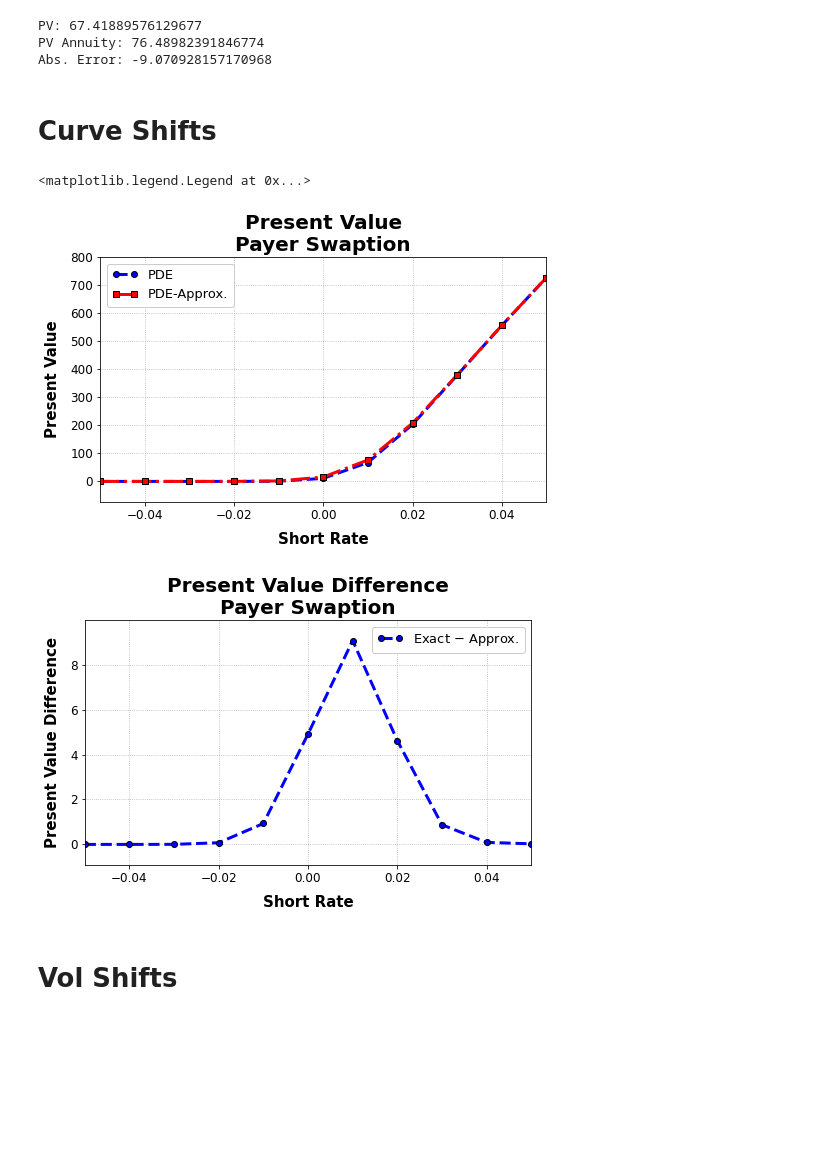
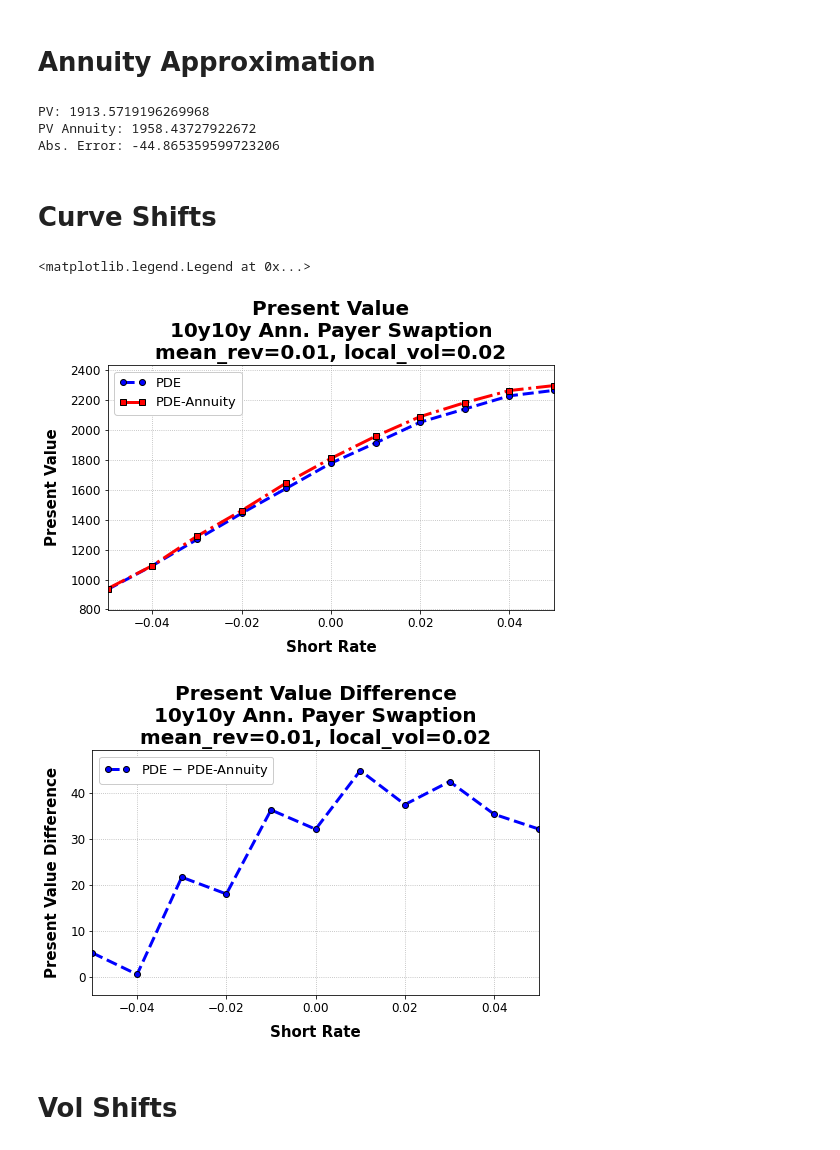
Before and after one commit to agalale/cheyette, a Jupyter notebook: Swaption.ipynb, the cells around one changed output. Cells and saved outputs as stored; diff of their text form; code cells hidden in the pictures; blank space fills up the shorter version.

```diff
--- a/Swaption.ipynb
+++ b/Swaption.ipynb
@@ -14,17 +226,24 @@ plt.style.use('input/qulib.mplstyle')
+# %% [markdown]
+# Annuity Approximation
 # %%
 curve = FlatCurve(short_rate=0.01)
-process = VasicekProcess(mean_rev=0.10, local_vol=0.01)
-process_annuity = QuadraticAnnuityProcess(mean_rev=0.01, a=0.01, b=0.00, c=0.00)
+mean_rev = 0.01
+local_vol = 0.02
+process = VasicekProcess(mean_rev=mean_rev, local_vol=local_vol)
+process_annuity = QuadraticAnnuityProcess(mean_rev=mean_rev, a=local_vol, b=0.00, c=0.00)
 
 model_pde = CheyettePDEModel(x_grid_stddevs=5.0, y_grid_stddevs=5.0,
-                    x_freq=3, y_freq=3, t_freq=10,
+                    x_freq=3, y_freq=3, t_freq=1,
                     stepping_method=PeacemanRachford(),
                     x_lower_bc=DirichletIntrinsicBC(), x_upper_bc=DirichletIntrinsicBC(),
                     y_lower_bc=DirichletIntrinsicBC(), y_upper_bc=DirichletIntrinsicBC())
 
-underlying_times = [1.0, 2.0, 3.0]
+expiry = 10.0
+tenor = 10.0
+freq = 'Ann.'
+freq_to_step = {'Ann.': 1.0, 'Semi': 0.5, 'Quart.': 0.25}
+underlying_times = np.arange(expiry, expiry+tenor+0.01, freq_to_step[freq])
 strike = curve.swap_rate(underlying_times)
-expiry = 1.0
 product = PayerSwaption(strike=strike, expiry=expiry, underlying_times=underlying_times)
 product_annuity = PayerSwaptionAnnuity(strike=strike, expiry=expiry, underlying_times=underlying_times,
                                   curve=curve, process=process_annuity)
@@ -42,9 +261,9 @@ print(f'PV: {pv}')
 print(f'PV Annuity: {pv_annuity}')
 print(f'Abs. Error: {pv - pv_annuity}')
 # %% [output]
-PV: 67.41889576129677
-PV Annuity: 76.48982391846774
-Abs. Error: -9.070928157170968
+PV: 1913.5719196269968
+PV Annuity: 1958.43727922672
+Abs. Error: -44.865359599723206
 # %% [markdown]
 # Curve Shifts
 # %%
@@ -58,26 +277,30 @@ pvs_curve_annuity = [pricer_annuity.set('curve', x).set('product', y).price()['P
 # %%
 fig = plt.figure(figsize=(8,4.5))
 ax = fig.add_subplot()
 ax.plot(short_rates, pvs_curve, label='PDE')
-ax.plot(short_rates, pvs_curve_annuity, label='PDE-Approx.')
+ax.plot(short_rates, pvs_curve_annuity, label='PDE-Annuity')
 ax.set_xlabel('Short Rate')
 ax.set_ylabel('Present Value')
-ax.set_title('Present Value\nPayer Swaption')
+ax.set_title(f'Present Value\n'\
+             f'{product.expiry:.0f}y{product.underlying_times[-1]-product.expiry:.0f}y {freq} Payer Swaption\n'\
+             f'mean_rev={mean_rev}, local_vol={local_vol}')
 ax.legend()
 
 
 diff = [y - x for x, y in zip(pvs_curve, pvs_curve_annuity)]
 fig = plt.figure(figsize=(8,4.5))
 ax = fig.add_subplot()
-ax.plot(short_rates, diff, label='Exact $-$ Approx.')
+ax.plot(short_rates, diff, label='PDE $-$ PDE-Annuity')
 ax.set_xlabel('Short Rate')
 ax.set_ylabel('Present Value Difference')
-ax.set_title('Present Value Difference\nPayer Swaption')
+ax.set_title('Present Value Difference\n'\
+             f'{product.expiry:.0f}y{product.underlying_times[-1]-product.expiry:.0f}y {freq} Payer Swaption\n'\
+             f'mean_rev={mean_rev}, local_vol={local_vol}')
 ax.legend()
 # %% [output]
 <matplotlib.legend.Legend at 0x...>
-[figure, old version]
+[figure, new version]
-[figure, old version]
+[figure, new version]
 # %% [markdown]
 # Vol Shifts
 # %%
```
Also changed, not shown: parts of 11 cells of this notebook, 8 other files.
